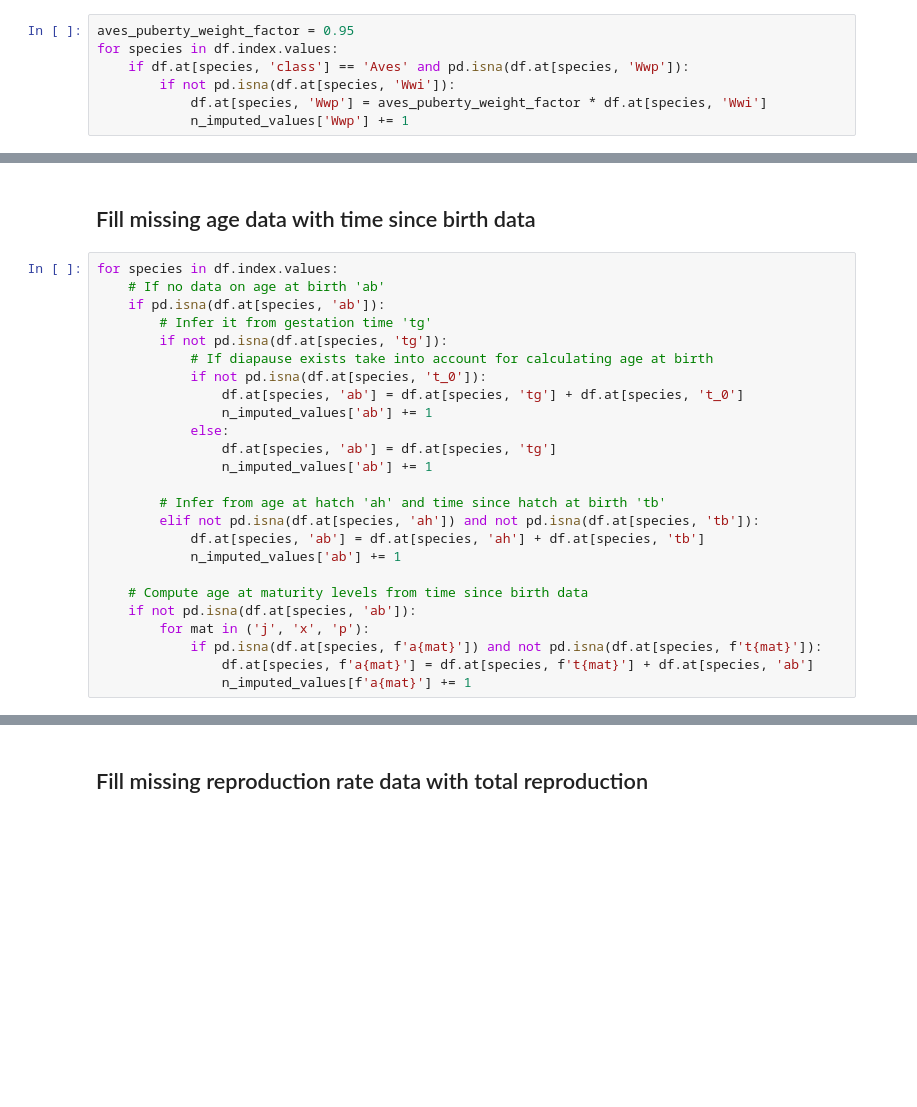
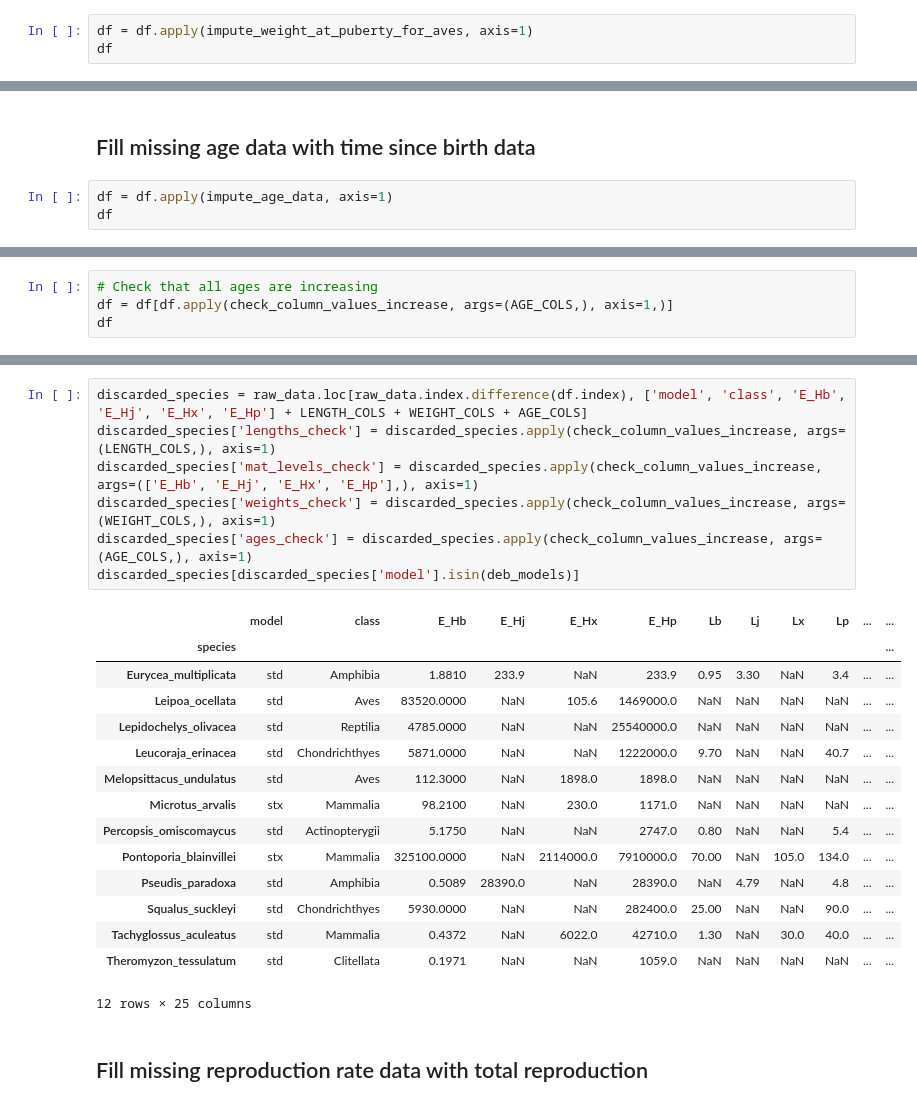
Before and after one commit to diogo-f-oliveira/DEB_ML_Init, a Jupyter notebook: notebooks/Data Preprocessing.ipynb, the cells around one changed output, grey strips where cells are left out. Saved outputs shown, nothing was run; the diff lists cells and outputs as text; blank space fills up the shorter version.

```diff
--- a/notebooks/Data Preprocessing.ipynb
+++ b/notebooks/Data Preprocessing.ipynb
@@ -216,9 +223,5 @@ for species, row in df.iterrows():
 # %% [markdown]
 ## Fill missing weight puberty for Aves species
 # %%
-aves_puberty_weight_factor = 0.95
-for species in df.index.values:
-    if df.at[species, 'class'] == 'Aves' and pd.isna(df.at[species, 'Wwp']):
-        if not pd.isna(df.at[species, 'Wwi']):
-            df.at[species, 'Wwp'] = aves_puberty_weight_factor * df.at[species, 'Wwi']
-            n_imputed_values['Wwp'] += 1
+df = df.apply(impute_weight_at_puberty_for_aves, axis=1)
+df
@@ -225,27 +243,5 @@ for species in df.index.values:
 # %% [markdown]
 ## Fill missing age data with time since birth data
 # %%
-for species in df.index.values:
-    # If no data on age at birth 'ab'
-    if pd.isna(df.at[species, 'ab']):
-        # Infer it from gestation time 'tg'
-        if not pd.isna(df.at[species, 'tg']):
-            # If diapause exists take into account for calculating age at birth
-            if not pd.isna(df.at[species, 't_0']):
-                df.at[species, 'ab'] = df.at[species, 'tg'] + df.at[species, 't_0']
-                n_imputed_values['ab'] += 1
-            else:
-                df.at[species, 'ab'] = df.at[species, 'tg']
-                n_imputed_values['ab'] += 1
-
-        # Infer from age at hatch 'ah' and time since hatch at birth 'tb'
-        elif not pd.isna(df.at[species, 'ah']) and not pd.isna(df.at[species, 'tb']):
-            df.at[species, 'ab'] = df.at[species, 'ah'] + df.at[species, 'tb']
-            n_imputed_values['ab'] += 1
-
-    # Compute age at maturity levels from time since birth data
-    if not pd.isna(df.at[species, 'ab']):
-        for mat in ('j', 'x', 'p'):
-            if pd.isna(df.at[species, f'a{mat}']) and not pd.isna(df.at[species, f't{mat}']):
-                df.at[species, f'a{mat}'] = df.at[species, f't{mat}'] + df.at[species, 'ab']
-                n_imputed_values[f'a{mat}'] += 1
+df = df.apply(impute_age_data, axis=1)
+df
@@ -251,0 +263,4 @@ for species in df.index.values:
+# %%
+# Check that all ages are increasing
+df = df[df.apply(check_column_values_increase, args=(AGE_COLS,), axis=1,)]
+df
@@ -252,3 +282,26 @@ for species in df.index.values:
+# %%
+discarded_species = raw_data.loc[raw_data.index.difference(df.index), ['model', 'class', 'E_Hb', 'E_Hj', 'E_Hx', 'E_Hp'] + LENGTH_COLS + WEIGHT_COLS + AGE_COLS]
+discarded_species['lengths_check'] = discarded_species.apply(check_column_values_increase, args=(LENGTH_COLS,), axis=1)
+discarded_species['mat_levels_check'] = discarded_species.apply(check_column_values_increase, args=(['E_Hb', 'E_Hj', 'E_Hx', 'E_Hp'],), axis=1)
+discarded_species['weights_check'] = discarded_species.apply(check_column_values_increase, args=(WEIGHT_COLS,), axis=1)
+discarded_species['ages_check'] = discarded_species.apply(check_column_values_increase, args=(AGE_COLS,), axis=1)
+discarded_species[discarded_species['model'].isin(deb_models)]
+# %% [output]
+|  | model | class | E_Hb | E_Hj | E_Hx | E_Hp | Lb | Lj | Lx | Lp | ... | ... |
+| species |  |  |  |  |  |  |  |  |  |  |  | ... |
+| Eurycea_multiplicata | std | Amphibia | 1.8810 | 233.9 | NaN | 233.9 | 0.95 | 3.30 | NaN | 3.4 | ... | ... |
+| Leipoa_ocellata | std | Aves | 83520.0000 | NaN | 105.6 | 1469000.0 | NaN | NaN | NaN | NaN | ... | ... |
+| Lepidochelys_olivacea | std | Reptilia | 4785.0000 | NaN | NaN | 25540000.0 | NaN | NaN | NaN | NaN | ... | ... |
+| Leucoraja_erinacea | std | Chondrichthyes | 5871.0000 | NaN | NaN | 1222000.0 | 9.70 | NaN | NaN | 40.7 | ... | ... |
+| Melopsittacus_undulatus | std | Aves | 112.3000 | NaN | 1898.0 | 1898.0 | NaN | NaN | NaN | NaN | ... | ... |
+| Microtus_arvalis | stx | Mammalia | 98.2100 | NaN | 230.0 | 1171.0 | NaN | NaN | NaN | NaN | ... | ... |
+| Percopsis_omiscomaycus | std | Actinopterygii | 5.1750 | NaN | NaN | 2747.0 | 0.80 | NaN | NaN | 5.4 | ... | ... |
+| Pontoporia_blainvillei | stx | Mammalia | 325100.0000 | NaN | 2114000.0 | 7910000.0 | 70.00 | NaN | 105.0 | 134.0 | ... | ... |
+| Pseudis_paradoxa | std | Amphibia | 0.5089 | 28390.0 | NaN | 28390.0 | NaN | 4.79 | NaN | 4.8 | ... | ... |
+| Squalus_suckleyi | std | Chondrichthyes | 5930.0000 | NaN | NaN | 282400.0 | 25.00 | NaN | NaN | 90.0 | ... | ... |
+| Tachyglossus_aculeatus | std | Mammalia | 0.4372 | NaN | 6022.0 | 42710.0 | 1.30 | NaN | 30.0 | 40.0 | ... | ... |
+| Theromyzon_tessulatum | std | Clitellata | 0.1971 | NaN | NaN | 1059.0 | NaN | NaN | NaN | NaN | ... | ... |
+12 rows × 25 columns
 # %% [markdown]
 ## Fill missing reproduction rate data with total reproduction
 # %%
```
Also changed, not shown: parts of 20 cells of this notebook, 2 other files.
